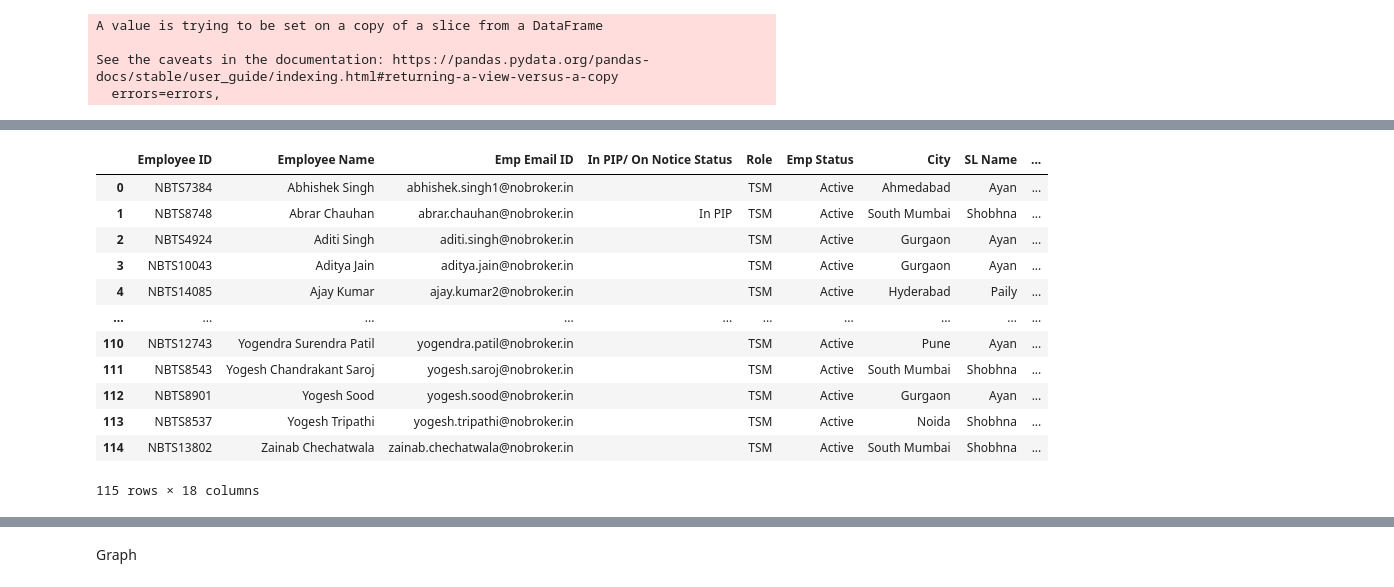
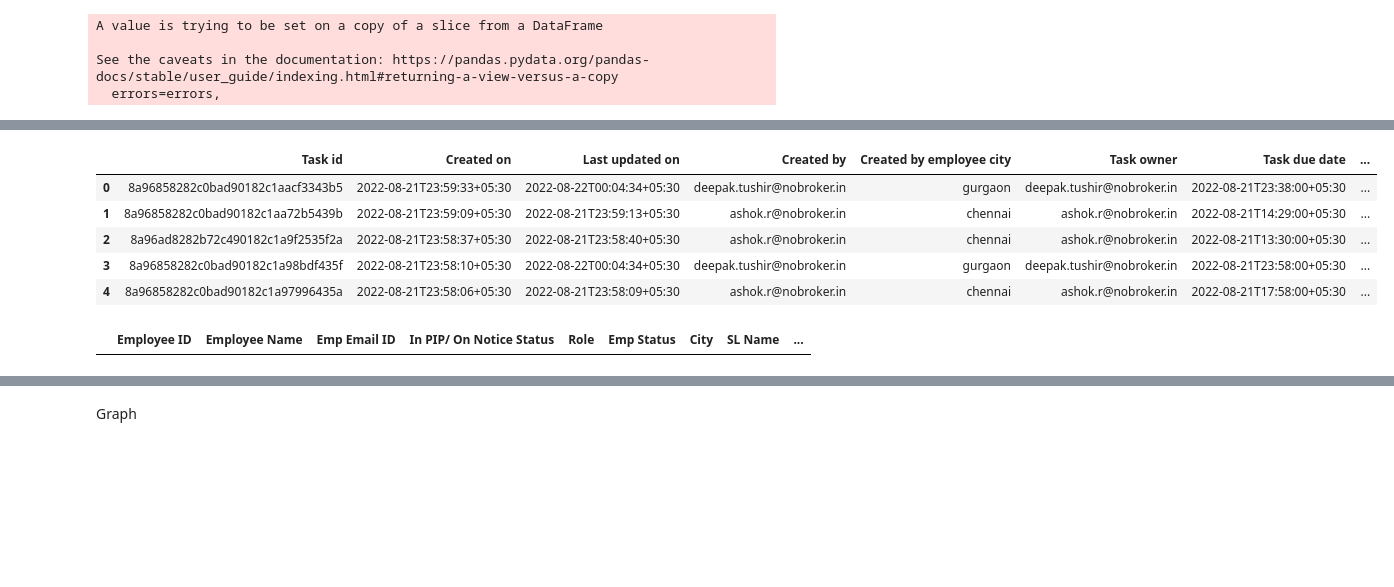
Before and after one commit to waytoakash/waytoakash, a Jupyter notebook: Master_Script_Akash.ipynb, the cells around one changed output, grey strips where cells are left out. Drawn from its saved outputs; the diff is of its cells as text; code cells hidden in the pictures; blank space fills up the shorter version.

```diff
--- a/Master_Script_Akash.ipynb
+++ b/Master_Script_Akash.ipynb
@@ -3643,7 +3791,8 @@ On Notice      1
 Name: In PIP/ On Notice Status, dtype: int64
 # %%
-md = masterUniviewSummary[masterUniviewSummary['In PIP/ On Notice Status']!='On Notice']
+#md = masterUniviewSummary[masterUniviewSummary['In PIP/ On Notice Status']!='On Notice']
+md = masterUniviewSummary
 md1 = md[md['Emp Status']=='Active']
-md2=md1[(md1['Role'] == 'TSM') | (md1['Role'] == 'Senior TSM')]
+md2=md1[(md1['Role'] == 'TSM') | (md1['Role'] == 'Senior TSM') | (md1['Role'] == 'Sales Executive')| (md1['Role'] == 'Relationship Manager')]
 md2['On Field Status'].value_counts()
 # %% [output]
@@ -3652 +3800,4 @@ In Training      9
 Name: On Field Status, dtype: int64
+# %%
+md2.loc[md2['City'] == 'Bengaluru','City'] = 'Bangalore'
+md2.head()
@@ -3661,9 +3825,10 @@ See the caveats in the documentation: https://pandas.pydata.org/pandas-docs/stab
 # Leave
 
 dump_name = 'leaves details'
+#df5 = pd.read_csv("/content/drive/MyDrive/Insights_Datalake/Datewise Dumps - Aug Onwards/Jun 2022/16 June 2022/Akash/leaves details.csv")
 df5 = pd.read_csv(file_path +  dump_name +".csv",parse_dates=True)
-df5['From'] = pd.to_datetime(df5['From']).dt.date
-df5['To'] = pd.to_datetime(df5['To']).dt.date
+#df5['From'] = pd.to_datetime(pd.to_datetime(df5['From']).dt.date)
+#df5['To'] = pd.to_datetime(pd.to_datetime(df5['To']).dt.date)
 
 #leave1 = df5.loc[(df5['From']>=start)&(df5['To']<=end)]
 
@@ -3681,7 +3846,8 @@ md4
 md5 = md2.merge(md4,on = 'Employee ID',how='left')
 md5=md5.fillna(0)
 
-compliance = md5[['City','Employee ID','Employee Name','Role','Emp Status','Emp Email ID','In PIP/ On Notice Status','Meetings Completed','Task Completed','leave count','DOJ','DOR','Department','Tenure','Bucket']]
+compliance = md5[['City','Employee ID','Employee Name','Role','Emp Status','Emp Email ID','In PIP/ On Notice Status','Meetings Completed','Task Completed',
+                  'MC Election Meetings Completed',	'MC Election Tasks Completed','leave count','DOJ','DOR','Department','Tenure','Bucket']]
 
 compliance['leave count'].value_counts()
 # %% [output]
@@ -3699,6 +3868,7 @@ dump_name = 'sl_map'
 df6 = pd.read_csv("/content/drive/MyDrive/Compliance/Oct/sl_map.csv",parse_dates=True)
 sl=df6[['City','SL Name']]
 final = compliance.merge(sl,on = 'City',how='left')
-comp_final = final[['Employee ID','Employee Name','Emp Email ID','In PIP/ On Notice Status','Role','Emp Status','City','SL Name','Meetings Completed','Task Completed','leave count','DOJ','DOR','Department','Tenure','Bucket']]
-comp_final
+comp_final = final[['Employee ID','Employee Name','Emp Email ID','In PIP/ On Notice Status','Role','Emp Status','City','SL Name','Meetings Completed','Task Completed',
+                    'MC Election Meetings Completed',	'MC Election Tasks Completed','leave count','DOJ','DOR','Department','Tenure','Bucket']]
+comp_final.shape
 # %% [output]
@@ -3718,30 +3876,28 @@ comp_final
 # %%
+
 dump_name = 'Tasks in sales hierarchy'
 df8 = pd.read_csv(file_path + dump_name +".csv",parse_dates=True)
 
 y = df8.loc[df8['Task status']=="closed"]
 y1 = y.groupby('Task owner').agg({'Task status':'count'}).reset_index()
 y2 = y1.rename(columns = {'Task owner':'Emp Email ID','Task status':'task_A_count'})
 y2['Emp Email ID'] = y2['Emp Email ID'].str.lower()
 
 compliance_taskA= pd.merge(comp_final,y2,how="left",on="Emp Email ID")
 
 compliance_taskA['final_task_count'] = compliance_taskA[['Task Completed','task_A_count']].max(axis=1)
-compliance_taskA
+y.head()
 # %% [output]
-|  | Employee ID | Employee Name | Emp Email ID | In PIP/ On Notice Status | Role | Emp Status | City | SL Name | ... |
-| 0 | NBTS7384 | Abhishek Singh | abhishek.singh1@nobroker.in |  | TSM | Active | Ahmedabad | Ayan | ... |
-| 1 | NBTS8748 | Abrar Chauhan | abrar.chauhan@nobroker.in | In PIP | TSM | Active | South Mumbai | Shobhna | ... |
-| 2 | NBTS4924 | Aditi Singh | aditi.singh@nobroker.in |  | TSM | Active | Gurgaon | Ayan | ... |
-| 3 | NBTS10043 | Aditya Jain | aditya.jain@nobroker.in |  | TSM | Active | Gurgaon | Ayan | ... |
-| 4 | NBTS14085 | Ajay Kumar | ajay.kumar2@nobroker.in |  | TSM | Active | Hyderabad | Paily | ... |
-| ... | ... | ... | ... | ... | ... | ... | ... | ... | ... |
-| 110 | NBTS12743 | Yogendra Surendra Patil | yogendra.patil@nobroker.in |  | TSM | Active | Pune | Ayan | ... |
-| 111 | NBTS8543 | Yogesh Chandrakant Saroj | yogesh.saroj@nobroker.in |  | TSM | Active | South Mumbai | Shobhna | ... |
-| 112 | NBTS8901 | Yogesh Sood | yogesh.sood@nobroker.in |  | TSM | Active | Gurgaon | Ayan | ... |
-| 113 | NBTS8537 | Yogesh Tripathi | yogesh.tripathi@nobroker.in |  | TSM | Active | Noida | Shobhna | ... |
-| 114 | NBTS13802 | Zainab Chechatwala | zainab.chechatwala@nobroker.in |  | TSM | Active | South Mumbai | Shobhna | ... |
+|  | Task id | Created on | Last updated on | Created by | Created by employee city | Task owner | Task due date | ... |
+| 0 | 8a96858282c0bad90182c1aacf3343b5 | 2022-08-21T23:59:33+05:30 | 2022-08-22T00:04:34+05:30 | deepak.tushir@nobroker.in | gurgaon | deepak.tushir@nobroker.in | 2022-08-21T23:38:00+05:30 | ... |
+| 1 | 8a96858282c0bad90182c1aa72b5439b | 2022-08-21T23:59:09+05:30 | 2022-08-21T23:59:13+05:30 | ashok.r@nobroker.in | chennai | ashok.r@nobroker.in | 2022-08-21T14:29:00+05:30 | ... |
+| 2 | 8a96ad8282b72c490182c1a9f2535f2a | 2022-08-21T23:58:37+05:30 | 2022-08-21T23:58:40+05:30 | ashok.r@nobroker.in | chennai | ashok.r@nobroker.in | 2022-08-21T13:30:00+05:30 | ... |
+| 3 | 8a96858282c0bad90182c1a98bdf435f | 2022-08-21T23:58:10+05:30 | 2022-08-22T00:04:34+05:30 | deepak.tushir@nobroker.in | gurgaon | deepak.tushir@nobroker.in | 2022-08-21T23:58:00+05:30 | ... |
+| 4 | 8a96858282c0bad90182c1a97996435a | 2022-08-21T23:58:06+05:30 | 2022-08-21T23:58:09+05:30 | ashok.r@nobroker.in | chennai | ashok.r@nobroker.in | 2022-08-21T17:58:00+05:30 | ... |
-115 rows × 18 columns
+# %%
+compliance_taskA[compliance_taskA['Emp Email ID']=="gaffar.patel@nobroker.in"]
+# %% [output]
+|  | Employee ID | Employee Name | Emp Email ID | In PIP/ On Notice Status | Role | Emp Status | City | SL Name | ... |
 # %%
 dump_name = 'MIS-Tab2-Meeting-A with meeting start date filter'
 df7 = pd.read_csv(file_path +  dump_name +".csv",parse_dates=True)
```
Also changed, not shown: parts of 307 cells of this notebook.
